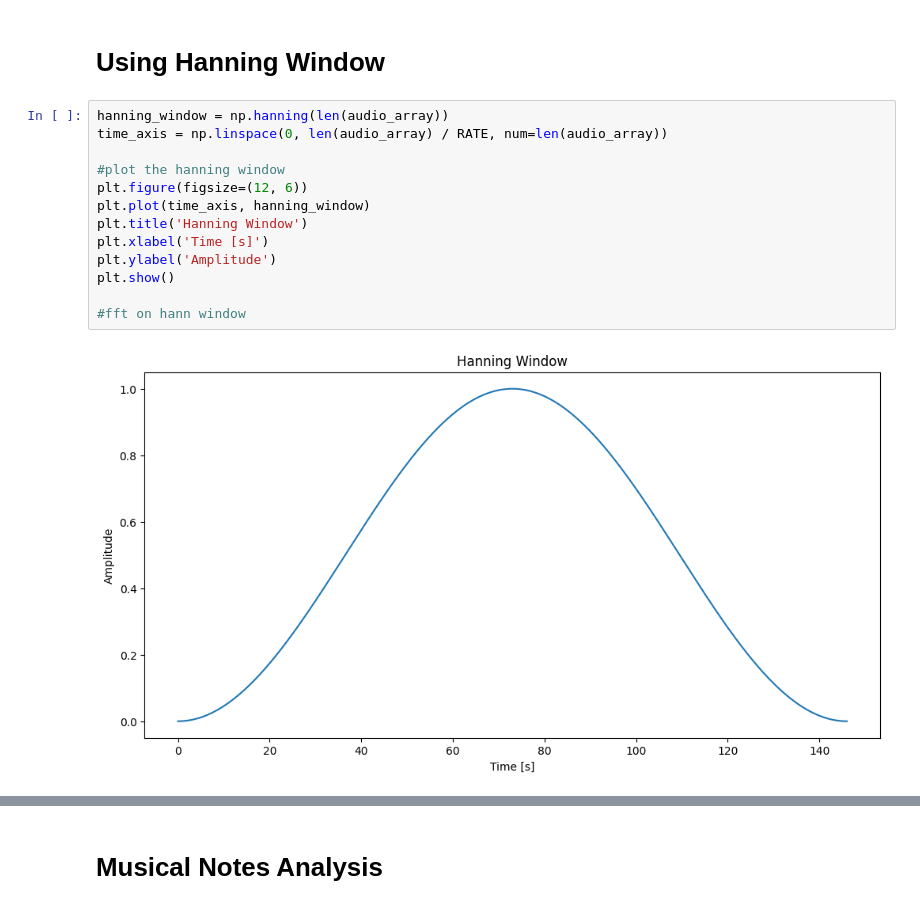
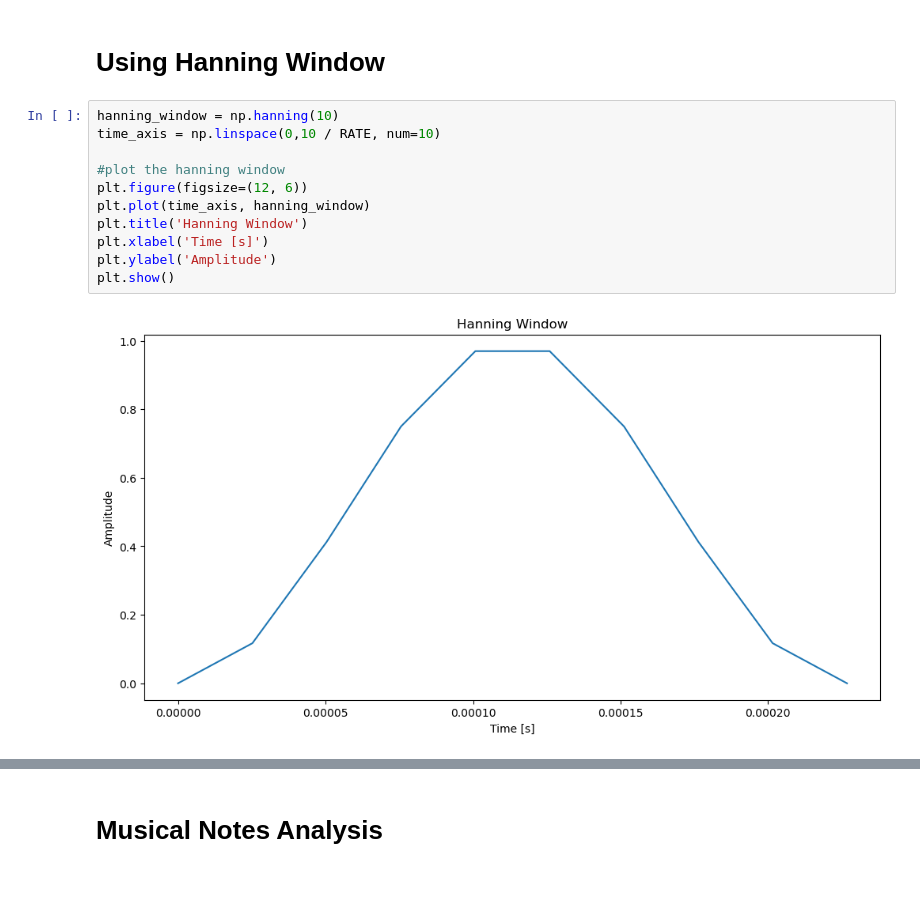
Before and after one commit to BacobaxUnitn/progetto_SIV, a Jupyter notebook: sound_study.ipynb, the cells around one changed output, grey strips where cells are left out. Saved outputs shown, nothing was run; the diff lists cells and outputs as text; blank space fills up the shorter version.

```diff
--- a/sound_study.ipynb
+++ b/sound_study.ipynb
@@ -144,17 +122,15 @@ plt.show()
 # %% [markdown]
 # Using Hanning Window
 # %%
-hanning_window = np.hanning(len(audio_array))
-time_axis = np.linspace(0, len(audio_array) / RATE, num=len(audio_array))
+hanning_window = np.hanning(10)
+time_axis = np.linspace(0,10 / RATE, num=10)
 
 #plot the hanning window
 plt.figure(figsize=(12, 6))
 plt.plot(time_axis, hanning_window)
 plt.title('Hanning Window')
 plt.xlabel('Time [s]')
 plt.ylabel('Amplitude')
 plt.show()
-
-#fft on hann window
 # %% [output]
-[figure, old version]
+[figure, new version]
```
Also changed, not shown: parts of 38 cells of this notebook, 2 other files.
